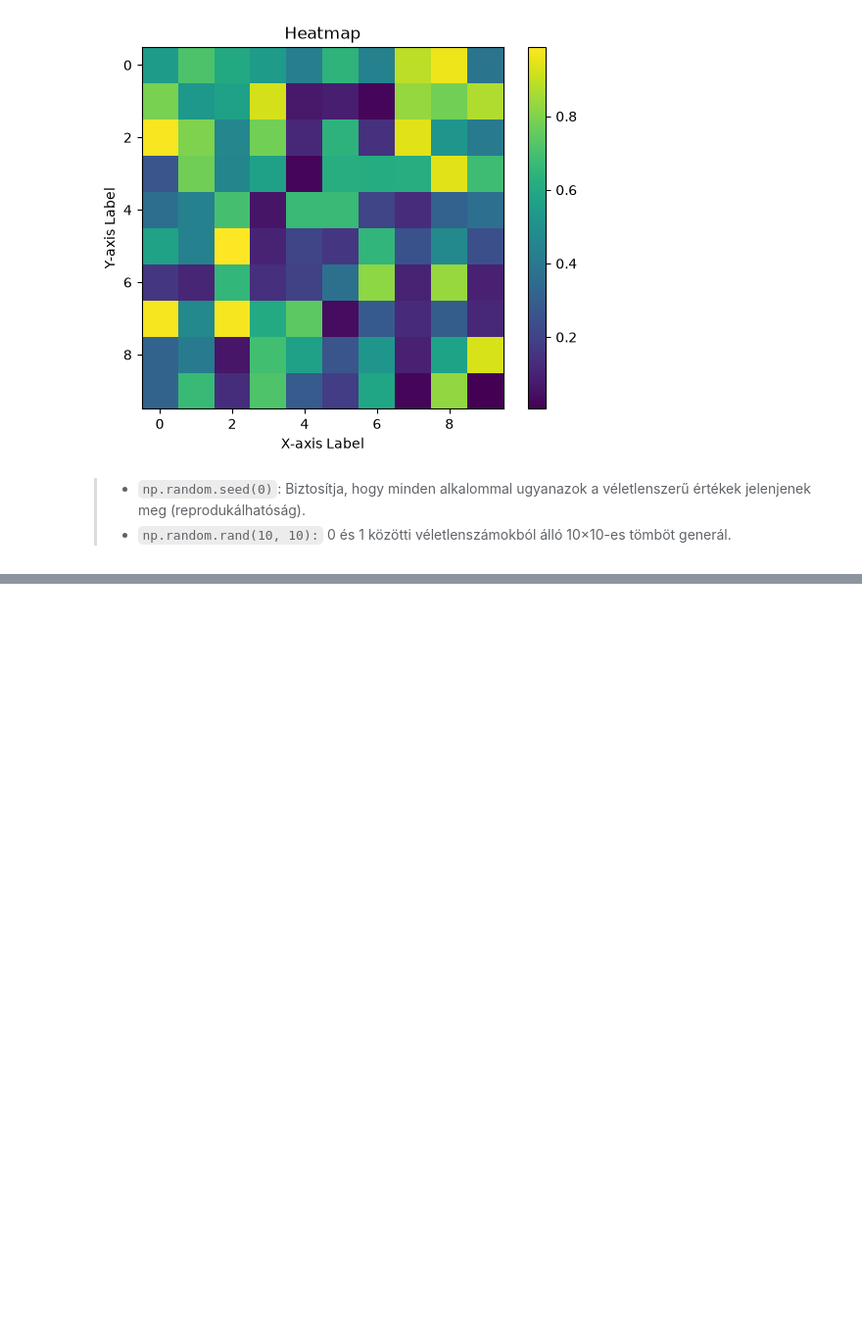
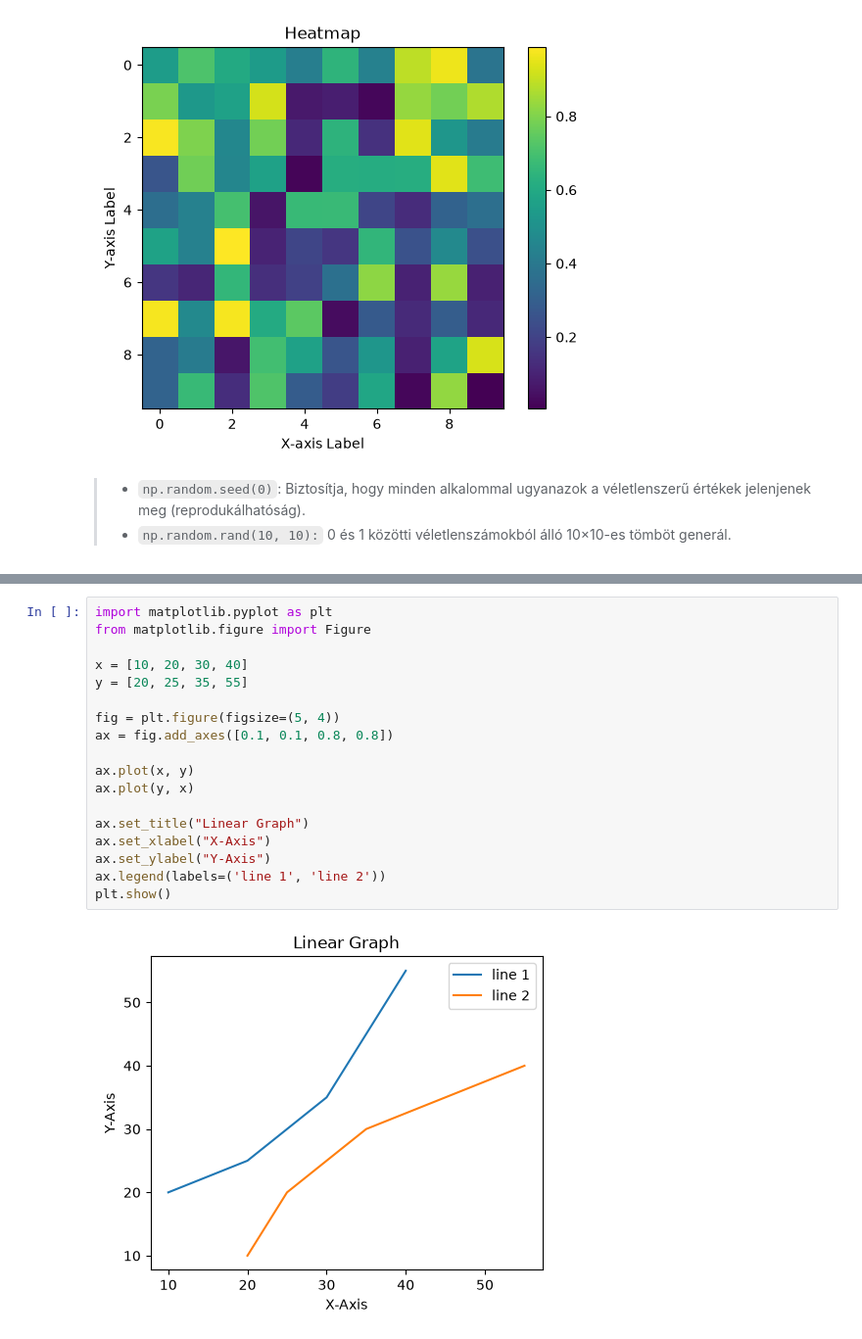
Before and after one commit to vojcsektunde/ds-learning-journey, a Jupyter notebook: python/08-libraries/Matplotlib.ipynb, the cells around one changed output, grey strips where cells are left out. Shown at 98% size. Saved outputs shown, nothing was run; the diff lists cells and outputs as text; blank space fills up the shorter version.

Commit message:
Add Matplotlib components and savefig
 Figure and Axes explanations, subplot examples, and a savefig tutorial. Add the generated bar chart image

```diff
--- a/python/08-libraries/Matplotlib.ipynb
+++ b/python/08-libraries/Matplotlib.ipynb
@@ -209,0 +247,20 @@ plt.show()
+# %%
+import matplotlib.pyplot as plt
+from matplotlib.figure import Figure
+
+x = [10, 20, 30, 40]
+y = [20, 25, 35, 55]
+
+fig = plt.figure(figsize=(5, 4))
+ax = fig.add_axes([0.1, 0.1, 0.8, 0.8])
+
+ax.plot(x, y)
+ax.plot(y, x)
+
+ax.set_title("Linear Graph")
+ax.set_xlabel("X-Axis")
+ax.set_ylabel("Y-Axis")
+ax.legend(labels=('line 1', 'line 2'))
+plt.show()
+# %% [output]
+[figure, added]
```
Also changed, not shown: parts of 7 cells of this notebook, 1 other file.
